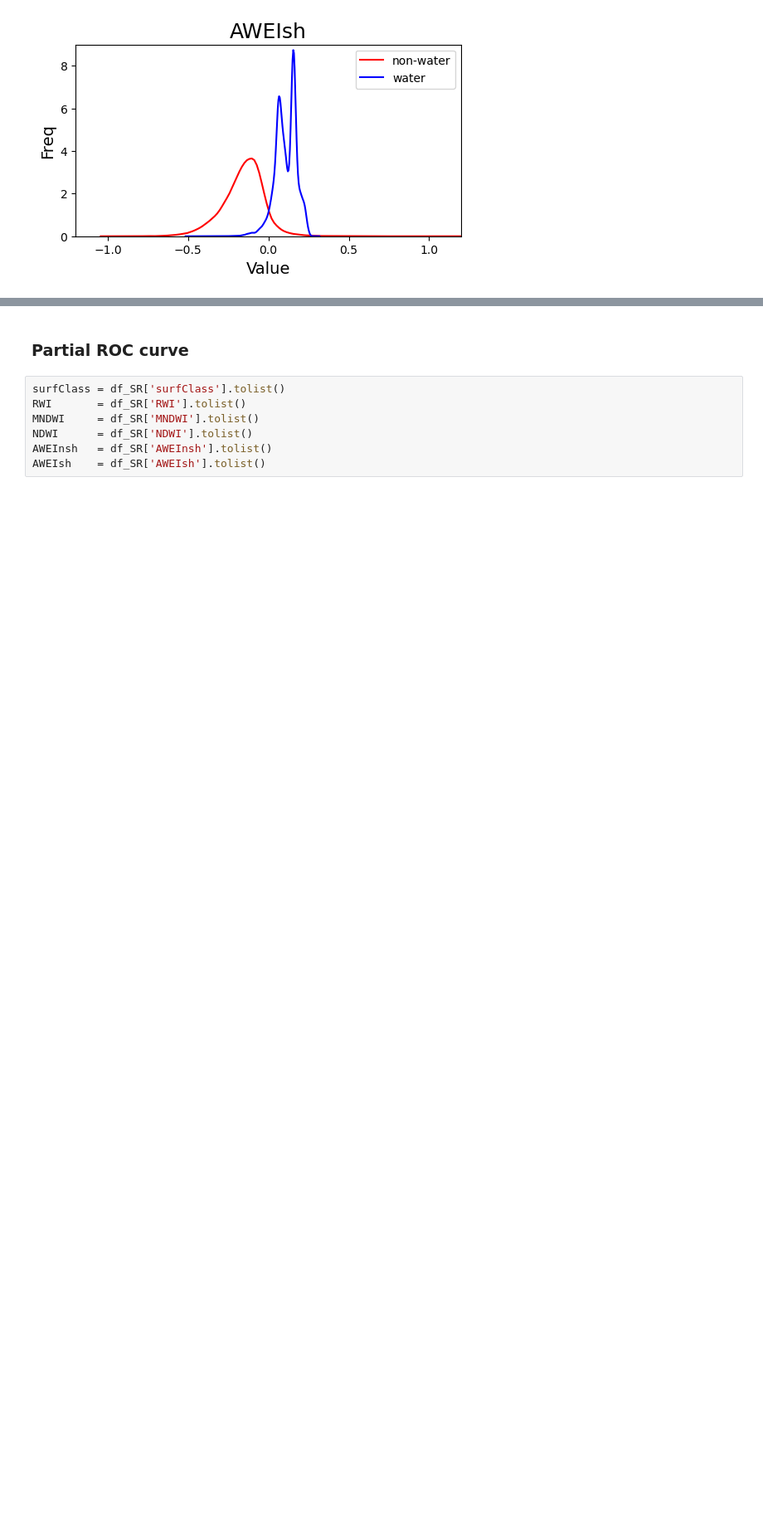
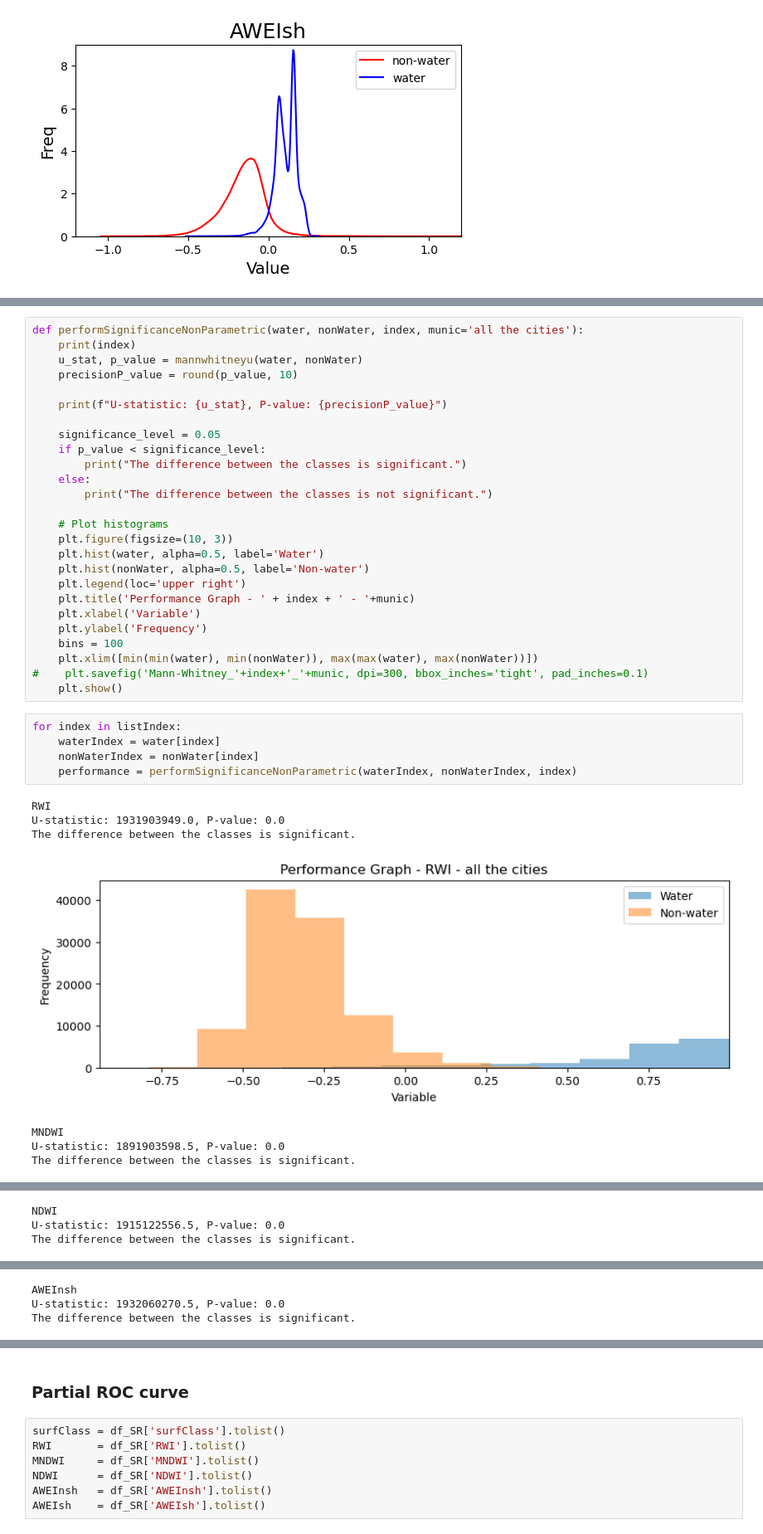
Before and after one commit to edujusti/Rescaled-Water-Index-RWI, a Jupyter notebook: 01_statisticalAnalysis.ipynb, the cells around one changed output, grey strips where cells are left out. Shown at 83% size. Drawn from its saved outputs; the diff is of its cells as text; blank space fills up the shorter version.

```diff
--- a/01_statisticalAnalysis.ipynb
+++ b/01_statisticalAnalysis.ipynb
@@ -182,0 +204,39 @@ for index in listIndex:
+# %%
+def performSignificanceNonParametric(water, nonWater, index, munic='all the cities'):
+    print(index)
+    u_stat, p_value = mannwhitneyu(water, nonWater)
+    precisionP_value = round(p_value, 10)
+
+    print(f"U-statistic: {u_stat}, P-value: {precisionP_value}")
+
+    significance_level = 0.05
+    if p_value < significance_level:
+        print("The difference between the classes is significant.")
+    else:
+        print("The difference between the classes is not significant.")
+
+    # Plot histograms
+    plt.figure(figsize=(10, 3))
+    plt.hist(water, alpha=0.5, label='Water')
+    plt.hist(nonWater, alpha=0.5, label='Non-water')
+    plt.legend(loc='upper right')
+    plt.title('Performance Graph - ' + index + ' - '+munic)
+    plt.xlabel('Variable')
+    plt.ylabel('Frequency')
+    bins = 100
+    plt.xlim([min(min(water), min(nonWater)), max(max(water), max(nonWater))])
+#    plt.savefig('Mann-Whitney_'+index+'_'+munic, dpi=300, bbox_inches='tight', pad_inches=0.1)
+    plt.show()
+# %%
+for index in listIndex:
+    waterIndex = water[index]
+    nonWaterIndex = nonWater[index]
+    performance = performSignificanceNonParametric(waterIndex, nonWaterIndex, index)
+# %% [output]
+RWI
+U-statistic: 1931903949.0, P-value: 0.0
+The difference between the classes is significant.
+[figure, added]
+MNDWI
+U-statistic: 1891903598.5, P-value: 0.0
+The difference between the classes is significant.
@@ -182,0 +244,3 @@ for index in listIndex:
+NDWI
+U-statistic: 1915122556.5, P-value: 0.0
+The difference between the classes is significant.
@@ -182,0 +248,3 @@ for index in listIndex:
+AWEInsh
+U-statistic: 1932060270.5, P-value: 0.0
+The difference between the classes is significant.
```
Also changed, not shown: parts of 8 cells of this notebook.
